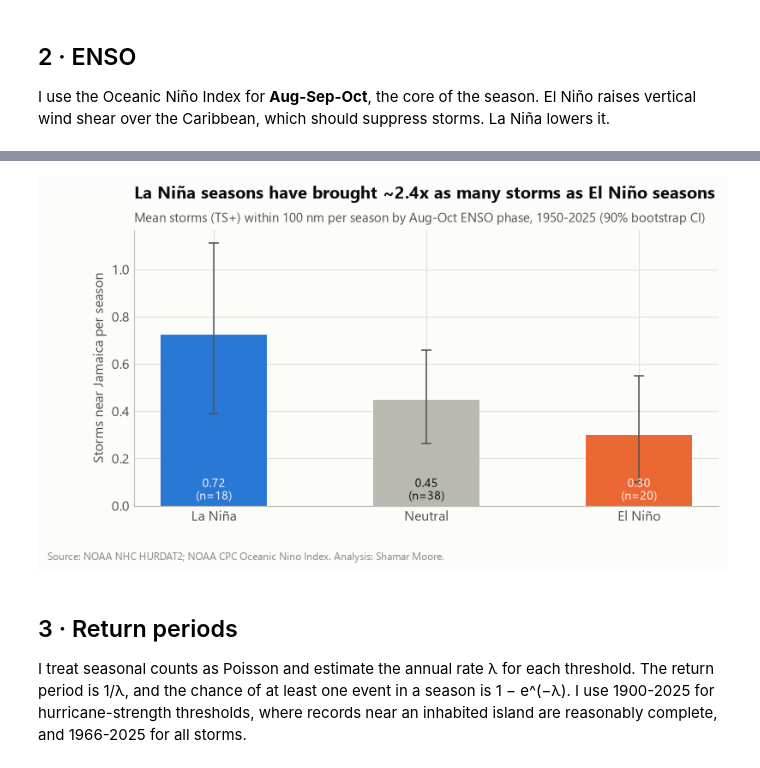
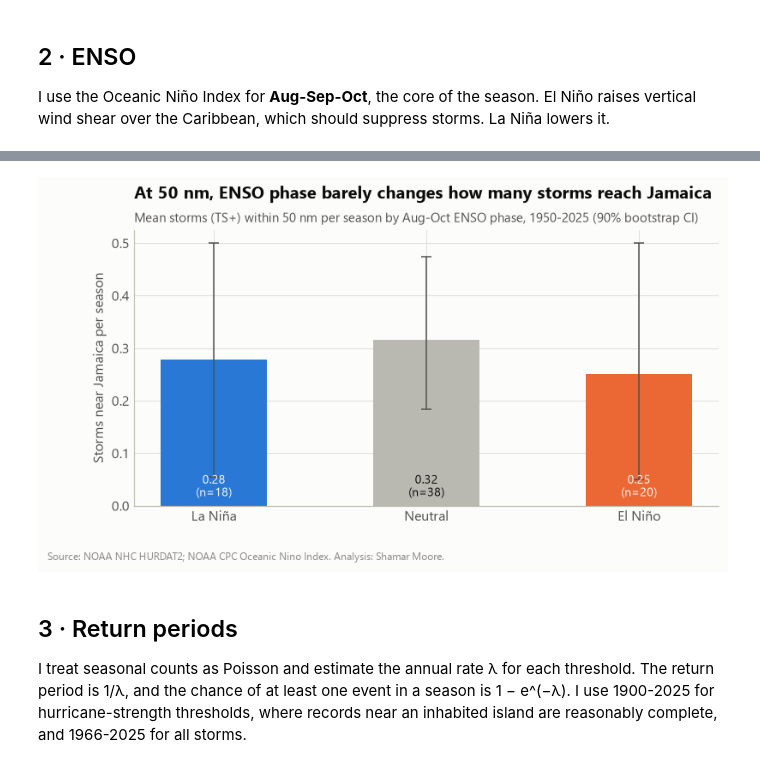
Before and after one commit to shamarmoore/jamaica-hurricane-analysis, a Jupyter notebook: notebooks/02_trends_enso_return_periods.ipynb, the cells around one changed output, grey strips where cells are left out. Drawn from its saved outputs; the diff is of its cells as text; code cells hidden in the pictures.

```diff
--- a/notebooks/02_trends_enso_return_periods.ipynb
+++ b/notebooks/02_trends_enso_return_periods.ipynb
@@ -118,20 +118,20 @@ roll = (seasons.set_index("year")["max_wind_near_kt"].fillna(0).rolling(30, min_
 
 fig, ax = plt.subplots(figsize=(11, 4.2))
 other = hu[hu["storm_label"] != "Melissa (2025)"]
-ax.scatter(other["year"], other["max_wind_within_100nm_kt"], s=34, color=P.BLUE, alpha=0.85,
+ax.scatter(other["year"], other["max_wind_near_kt"], s=34, color=P.BLUE, alpha=0.85,
            edgecolor=P.SURFACE, linewidth=1, zorder=3, label="Hurricane near Jamaica")
 m = hu[hu["storm_label"] == "Melissa (2025)"]
-ax.scatter(m["year"], m["max_wind_within_100nm_kt"], s=70, color=P.ORANGE, edgecolor=P.SURFACE, linewidth=1.5, zorder=4)
-for _, r in hu.nlargest(6, "max_wind_within_100nm_kt").iterrows():
-    ax.annotate(r["storm_label"], (r["year"], r["max_wind_within_100nm_kt"]), xytext=(6, 4),
+ax.scatter(m["year"], m["max_wind_near_kt"], s=70, color=P.ORANGE, edgecolor=P.SURFACE, linewidth=1.5, zorder=4)
+for _, r in hu.nlargest(6, "max_wind_near_kt").iterrows():
+    ax.annotate(r["storm_label"], (r["year"], r["max_wind_near_kt"]), xytext=(6, 4),
                 textcoords="offset points", fontsize=8.5, color=P.INK_2)
 for thr, lab in [(96, "Cat 3"), (113, "Cat 4"), (137, "Cat 5")]:
     ax.axhline(thr, color=P.AXIS, lw=0.8, zorder=1)
     ax.text(1851, thr + 1.5, lab, fontsize=8, color=P.MUTED)
 ax.set_xlim(1848, 2030)
-ax.set_ylabel("Peak wind within 100 nm (kt)")
-ax.set_title("All three Cat 5-strength storms near Jamaica came after 2000")
-P.subtitle(ax, "Each dot is one hurricane, at its strongest while within 100 nm of the coast")
+ax.set_ylabel("Peak wind within 50 nm (kt)")
+ax.set_title("Both Cat 5-strength storms near Jamaica came after 2000")
+P.subtitle(ax, "Each dot is one hurricane, at its strongest while within 50 nm of the coast")
 P.source_note(fig)
 fig.savefig(config.FIGURES / "02_intensity_over_time.png")
 plt.show()
@@ -155,7 +155,7 @@ summary.style.format({"share_major": "{:.0%}", "share_rapid_intensification": "{
 # %%
 from scipy.stats import mannwhitneyu
-recent = hu.loc[hu["year"] >= 2000, "max_wind_within_100nm_kt"]
-earlier = hu.loc[(hu["year"] >= 1950) & (hu["year"] < 2000), "max_wind_within_100nm_kt"]
+recent = hu.loc[hu["year"] >= 2000, "max_wind_near_kt"]
+earlier = hu.loc[(hu["year"] >= 1950) & (hu["year"] < 2000), "max_wind_near_kt"]
 stat, p = mannwhitneyu(recent, earlier, alternative="greater")
 print(f"Median peak wind near Jamaica: 1950-99 = {earlier.median():.0f} kt (n={len(earlier)}), "
       f"2000-25 = {recent.median():.0f} kt (n={len(recent)}); one-sided Mann-Whitney p = {p:.3f}")
@@ -193,28 +193,28 @@ hurricanes_near  La Nina vs El Nino rate ratio = 1.67  (95% CI 0.47-5.91, p = 0.
 # %%
 rng = np.random.default_rng(7)
 boot = {ph: [rng.choice(g["storms_near"].values, len(g)).mean() for _ in range(5000)]
         for ph, g in modern.groupby("enso_phase")}
 phases = ["La Nina", "Neutral", "El Nino"]
 means = [modern.loc[modern["enso_phase"] == p, "storms_near"].mean() for p in phases]
 lo = [np.percentile(boot[p], 5) for p in phases]
 hi = [np.percentile(boot[p], 95) for p in phases]
 
 fig, ax = plt.subplots(figsize=(8, 3.8))
 x = np.arange(3)
 ax.bar(x, means, color=[P.ENSO[p] for p in phases], width=0.5)
 ax.errorbar(x, means, yerr=[np.subtract(means, lo), np.subtract(hi, means)], fmt="none", ecolor=P.INK_2, capsize=4, lw=1)
 for xi, mval, p in zip(x, means, phases):
     n = (modern["enso_phase"] == p).sum()
     ax.text(xi, 0.012, f"{mval:.2f}\n(n={n})", ha="center", va="bottom", fontsize=9, color=P.SURFACE if p != "Neutral" else P.INK)
 ax.set_xticks(x, ["La Niña", "Neutral", "El Niño"])
 ax.set_ylabel("Storms near Jamaica per season")
-ax.set_title("La Niña seasons have brought ~2.4x as many storms as El Niño seasons")
-P.subtitle(ax, "Mean storms (TS+) within 100 nm per season by Aug-Oct ENSO phase, 1950-2025 (90% bootstrap CI)")
+ax.set_title("At 50 nm, ENSO phase barely changes how many storms reach Jamaica")
+P.subtitle(ax, "Mean storms (TS+) within 50 nm per season by Aug-Oct ENSO phase, 1950-2025 (90% bootstrap CI)")
 P.source_note(fig, "Source: NOAA NHC HURDAT2; NOAA CPC Oceanic Nino Index. Analysis: Shamar Moore.")
 fig.savefig(config.FIGURES / "02_enso_effect.png")
 plt.show()
 # %% [output]
-[figure, old version]
+[figure, new version]
 # %% [markdown]
 ## 3 · Return periods
 
```
Also changed, not shown: parts of 12 cells of this notebook, 25 other files.
